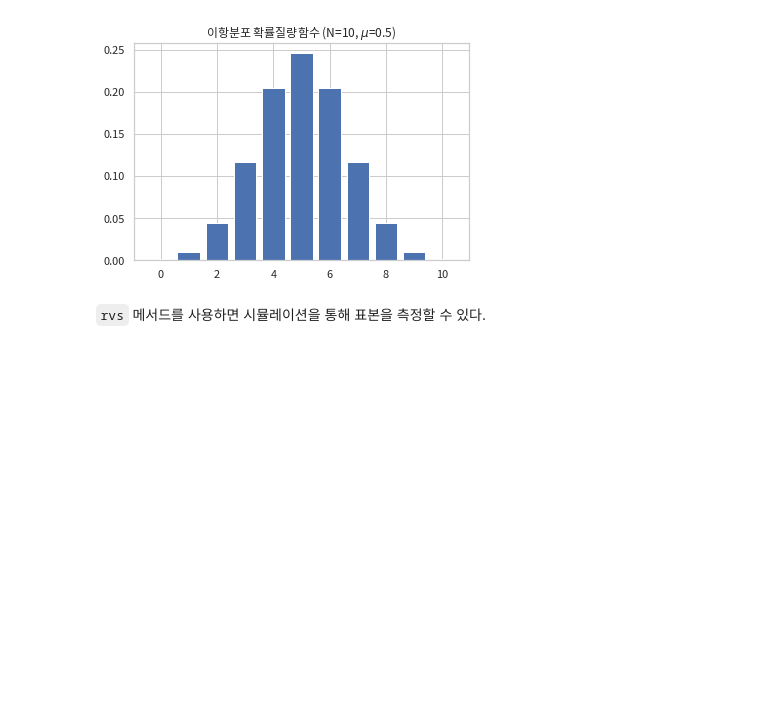
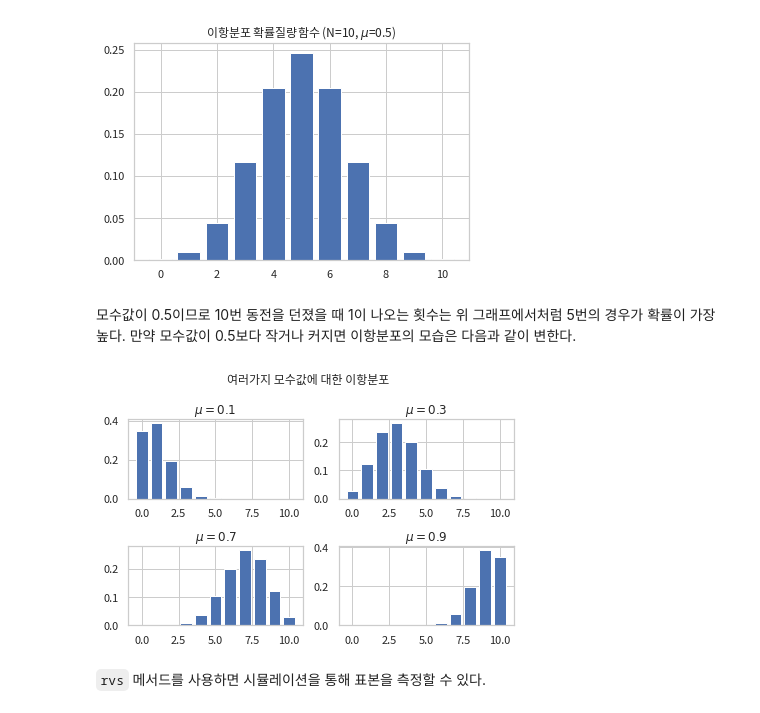
Before and after one commit to datascienceschool/book_data_analysis, a Jupyter notebook: _sources/ch02/02_04.ipynb, the cells around one changed output. Saved outputs shown, nothing was run; the diff lists cells and outputs as text; code cells hidden in the pictures; blank space fills up the shorter version.

```diff
--- a/_sources/ch02/02_04.ipynb
+++ b/_sources/ch02/02_04.ipynb
@@ -351,6 +351,30 @@ plt.title("이항분포 확률질량함수 (N=10, $\mu$=0.5)")
 plt.show()
 # %% [output]
 [figure]
+# %% [markdown]
+모수값이 0.5이므로 10번 동전을 던졌을 때 1이 나오는 횟수는 위 그래프에서처럼 5번의 경우가 확률이 가장 높다. 만약 모수값이 0.5보다 작거나 커지면 이항분포의 모습은 다음과 같이 변한다.
+# %%
+plt.subplot(221)
+plt.bar(xx, binom(n=N, p=0.1).pmf(xx))
+plt.title("$\mu=0.1$")
+
+plt.subplot(222)
+plt.bar(xx, binom(n=N, p=0.3).pmf(xx))
+plt.title("$\mu=0.3$")
+
+plt.subplot(223)
+plt.bar(xx, binom(n=N, p=0.7).pmf(xx))
+plt.title("$\mu=0.7$")
+
+plt.subplot(224)
+plt.bar(xx, binom(n=N, p=0.9).pmf(xx))
+plt.title("$\mu=0.9$")
+
+plt.suptitle("여러가지 모수값에 대한 이항분포")
+plt.tight_layout()
+plt.show()
+# %% [output]
+[figure, added]
 # %% [markdown]
 `rvs` 메서드를 사용하면 시뮬레이션을 통해 표본을 측정할 수 있다.
 # %%
```
Also changed, not shown: 11 other files.
